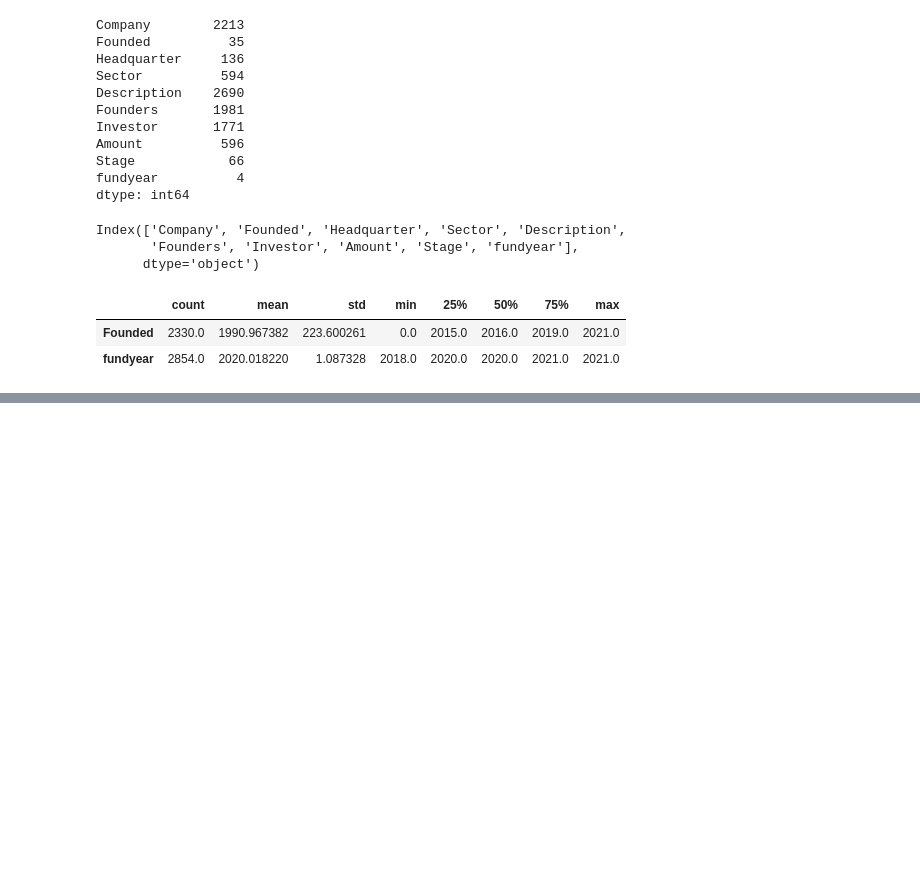
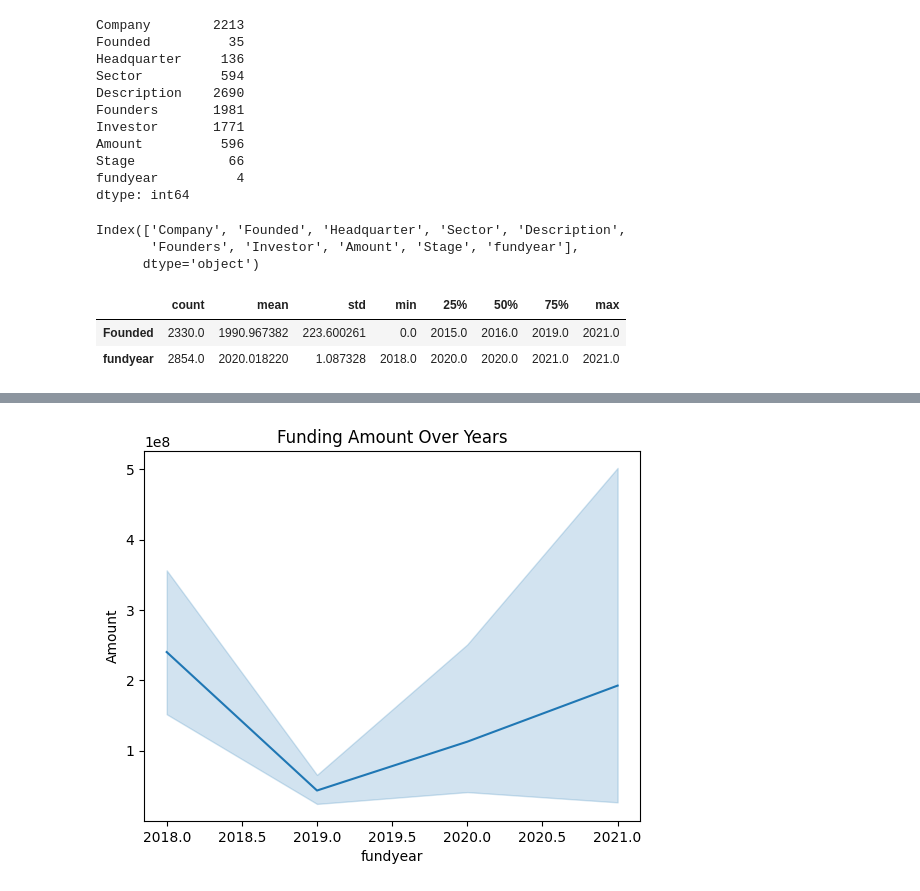
Before and after one commit to raymondmusyoka/Indian-startups-Fundings, a Jupyter notebook: Notebooks/project.ipynb, the cells around one changed output, grey strips where cells are left out. Cells and saved outputs as stored; diff of their text form; code cells hidden in the pictures; blank space fills up the shorter version.

```diff
--- a/Notebooks/project.ipynb
+++ b/Notebooks/project.ipynb
@@ -1519,0 +1612,24 @@ df['Investor'].fillna('unknown Investors', inplace=True)
+# %%
+# Define the exchange rate
+exchange_rate = 0.0140
+
+# Replace '—' in amount with np.nan
+df['Amount'].replace('—', np.nan, inplace=True)
+
+# Replace 'None' with np.nan
+df['Amount'].replace('None', np.nan, inplace=True)
+
+# Convert amount to string type
+df['Amount'] = df['Amount'].astype(str)
+
+# Remove dollar symbol and commas, then convert to float
+df['Amount'] = df['Amount'].str.replace('$', '', regex=False)
+df['Amount'] = df['Amount'].str.replace(',', '', regex=False)
+
+# Convert Rupee values to USD and remove the rupee symbol
+df['Amount'] = df['Amount'].apply(
+    lambda x: float(x.replace('₹', '')) * exchange_rate if isinstance(x, str) and '₹' in x else x
+)
+
+# Convert funding_amount to float type
+df['Amount'] = pd.to_numeric(df['Amount'], errors='coerce')
@@ -1533,0 +1756,6 @@ dtype: int64
+# %%
+sns.lineplot(data=df, x='fundyear', y='Amount')
+plt.title('Funding Amount Over Years')
+plt.show()
+# %% [output]
+[figure, added]
```
Also changed, not shown: parts of 52 cells of this notebook.
